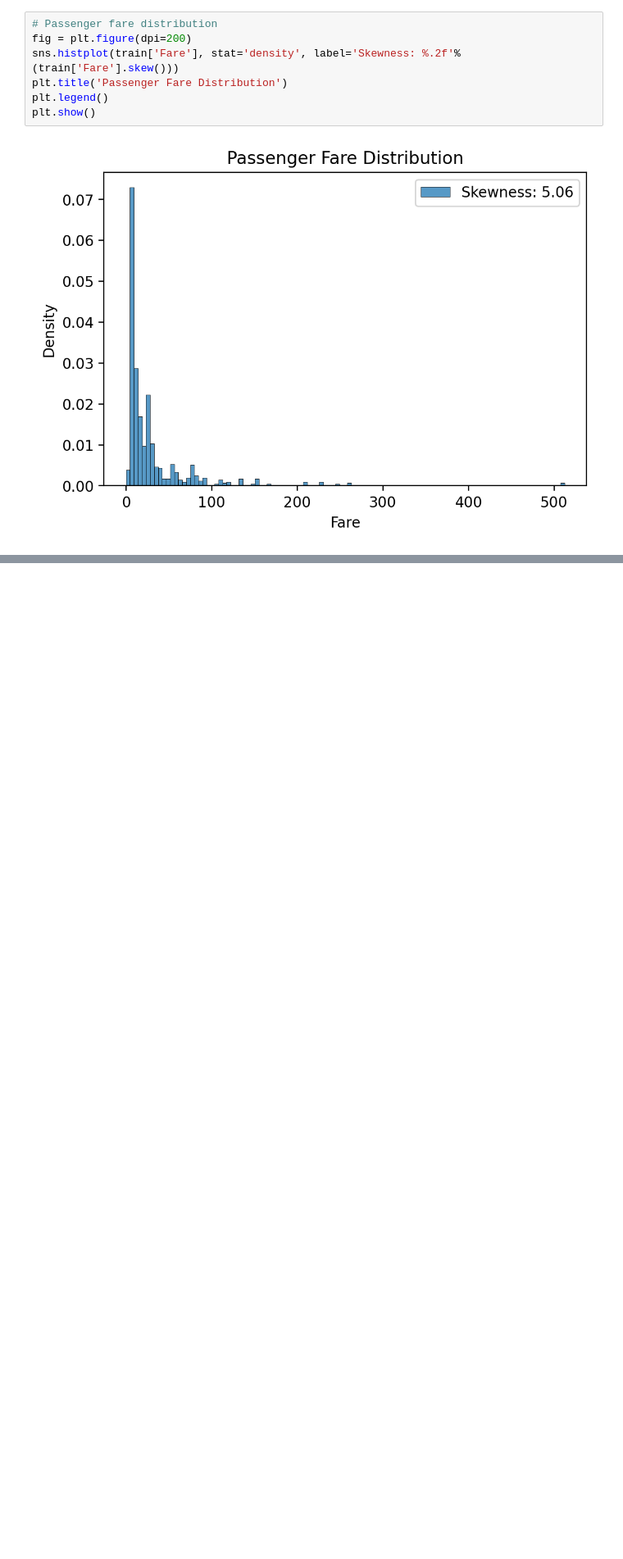
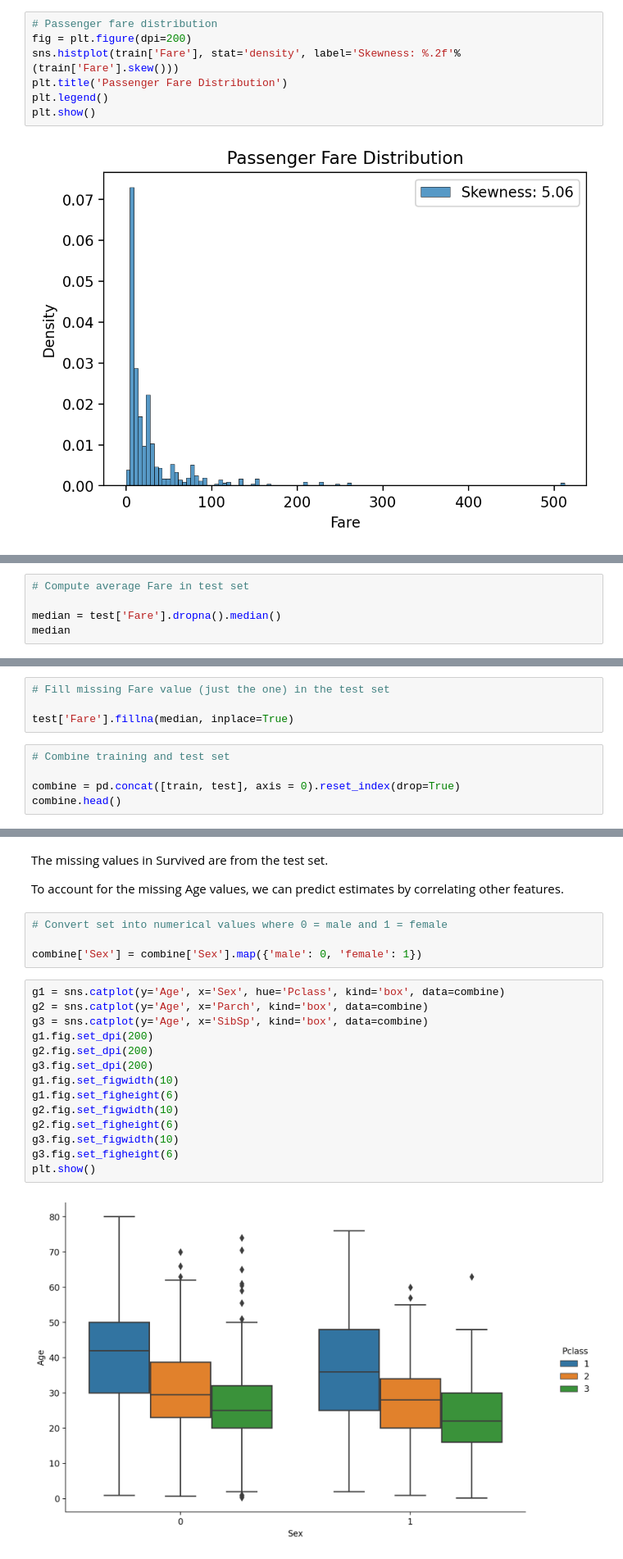
Before and after one commit to johnaboucha/data-science, a Jupyter notebook: 002.Titanic/Titanic.ipynb, the cells around one changed output, grey strips where cells are left out. Shown at 82% size. Saved outputs shown, nothing was run; the diff lists cells and outputs as text; blank space fills up the shorter version.

```diff
--- a/002.Titanic/Titanic.ipynb
+++ b/002.Titanic/Titanic.ipynb
@@ -518,0 +584,5 @@ Skewness can affect model accuracy.
+# %%
+# Compute average Fare in test set
+
+median = test['Fare'].dropna().median()
+median
@@ -518,0 +591,9 @@ Skewness can affect model accuracy.
+# %%
+# Fill missing Fare value (just the one) in the test set
+
+test['Fare'].fillna(median, inplace=True)
+# %%
+# Combine training and test set
+
+combine = pd.concat([train, test], axis = 0).reset_index(drop=True)
+combine.head()
@@ -518,0 +623,24 @@ Skewness can affect model accuracy.
+# %% [markdown]
+The missing values in Survived are from the test set.
+
+To account for the missing Age values, we can predict estimates by correlating other features.
+# %%
+# Convert set into numerical values where 0 = male and 1 = female
+
+combine['Sex'] = combine['Sex'].map({'male': 0, 'female': 1})
+# %%
+g1 = sns.catplot(y='Age', x='Sex', hue='Pclass', kind='box', data=combine)
+g2 = sns.catplot(y='Age', x='Parch', kind='box', data=combine)
+g3 = sns.catplot(y='Age', x='SibSp', kind='box', data=combine)
+g1.fig.set_dpi(200)
+g2.fig.set_dpi(200)
+g3.fig.set_dpi(200)
+g1.fig.set_figwidth(10)
+g1.fig.set_figheight(6)
+g2.fig.set_figwidth(10)
+g2.fig.set_figheight(6)
+g3.fig.set_figwidth(10)
+g3.fig.set_figheight(6)
+plt.show()
+# %% [output]
+[figure, added]
```
Also changed, not shown: parts of 79 cells of this notebook, 5 other files.
